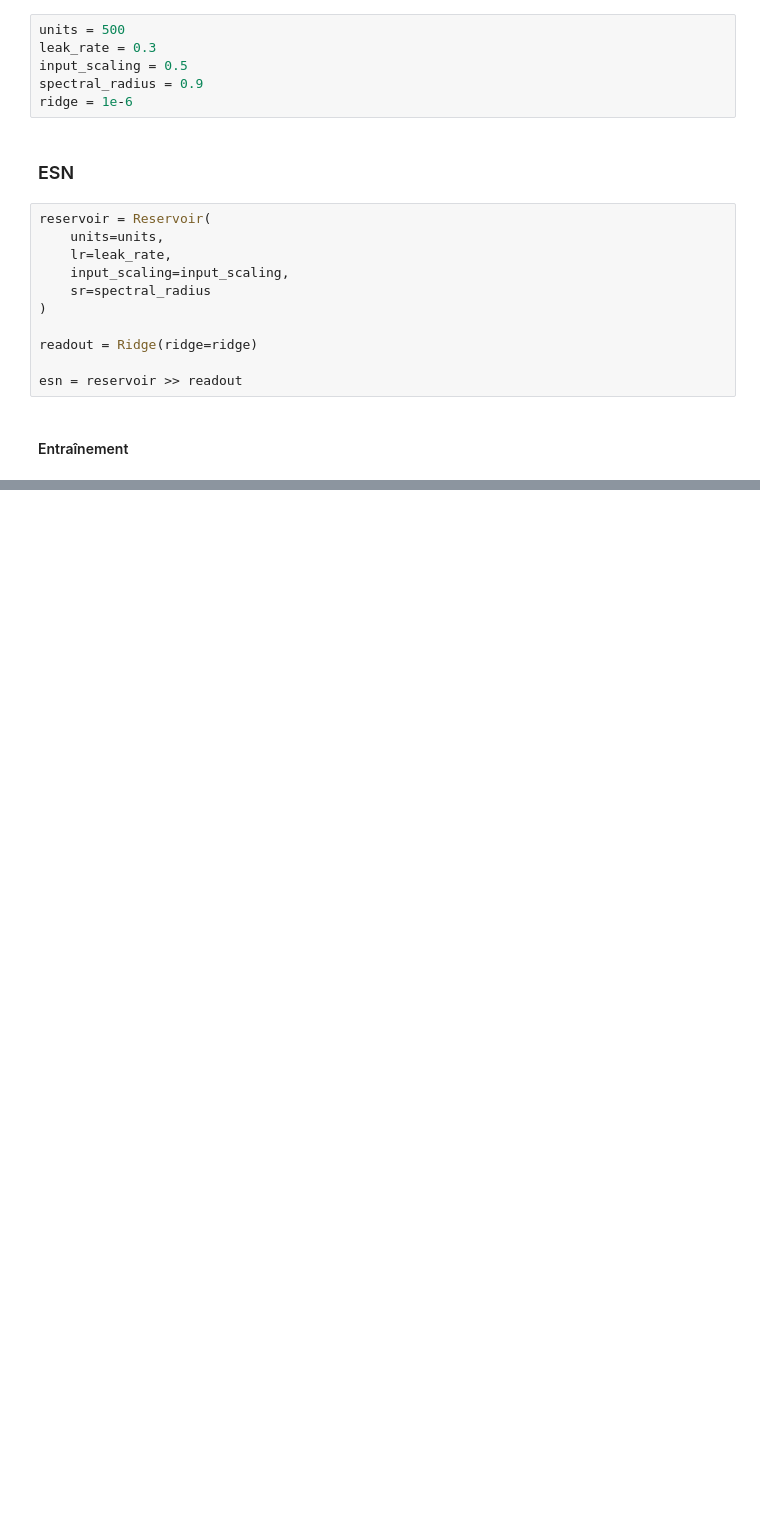
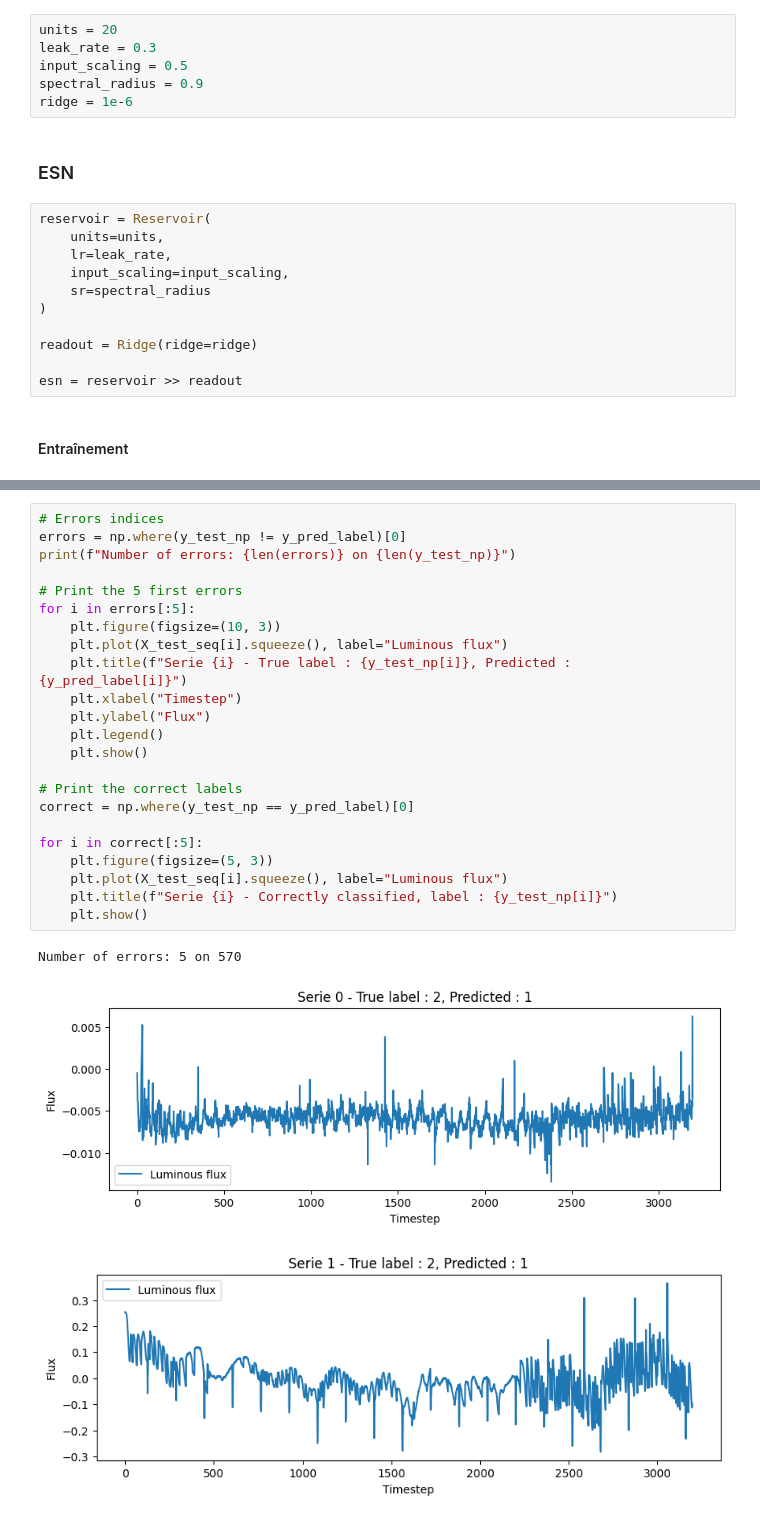
Before and after one commit to AnaelleJaffre/kepler-esn-IA, a Jupyter notebook: notebooks/kepler_esn.ipynb, the cells around one changed output, grey strips where cells are left out. Drawn from its saved outputs; the diff is of its cells as text; blank space fills up the shorter version.

```diff
--- a/notebooks/kepler_esn.ipynb
+++ b/notebooks/kepler_esn.ipynb
@@ -122,7 +130,7 @@ X_test_seq  = [(x - mean) / std for x in X_test_seq]
 # %% [markdown]
 ##### Paramètres de l'ESN
 # %%
-units = 500
+units = 20
 leak_rate = 0.3
 input_scaling = 0.5
 spectral_radius = 0.9
@@ -159,0 +191,27 @@ accuracy, auc
+# %%
+# Errors indices
+errors = np.where(y_test_np != y_pred_label)[0]
+print(f"Number of errors: {len(errors)} on {len(y_test_np)}")
+
+# Print the 5 first errors
+for i in errors[:5]:
+    plt.figure(figsize=(10, 3))
+    plt.plot(X_test_seq[i].squeeze(), label="Luminous flux")
+    plt.title(f"Serie {i} - True label : {y_test_np[i]}, Predicted : {y_pred_label[i]}")
+    plt.xlabel("Timestep")
+    plt.ylabel("Flux")
+    plt.legend()
+    plt.show()
+
+# Print the correct labels
+correct = np.where(y_test_np == y_pred_label)[0]
+
+for i in correct[:5]:
+    plt.figure(figsize=(5, 3))
+    plt.plot(X_test_seq[i].squeeze(), label="Luminous flux")
+    plt.title(f"Serie {i} - Correctly classified, label : {y_test_np[i]}")
+    plt.show()
+# %% [output]
+Number of errors: 5 on 570
+[figure, added]
+[figure, added]
```
Also changed, not shown: parts of 6 cells of this notebook.
